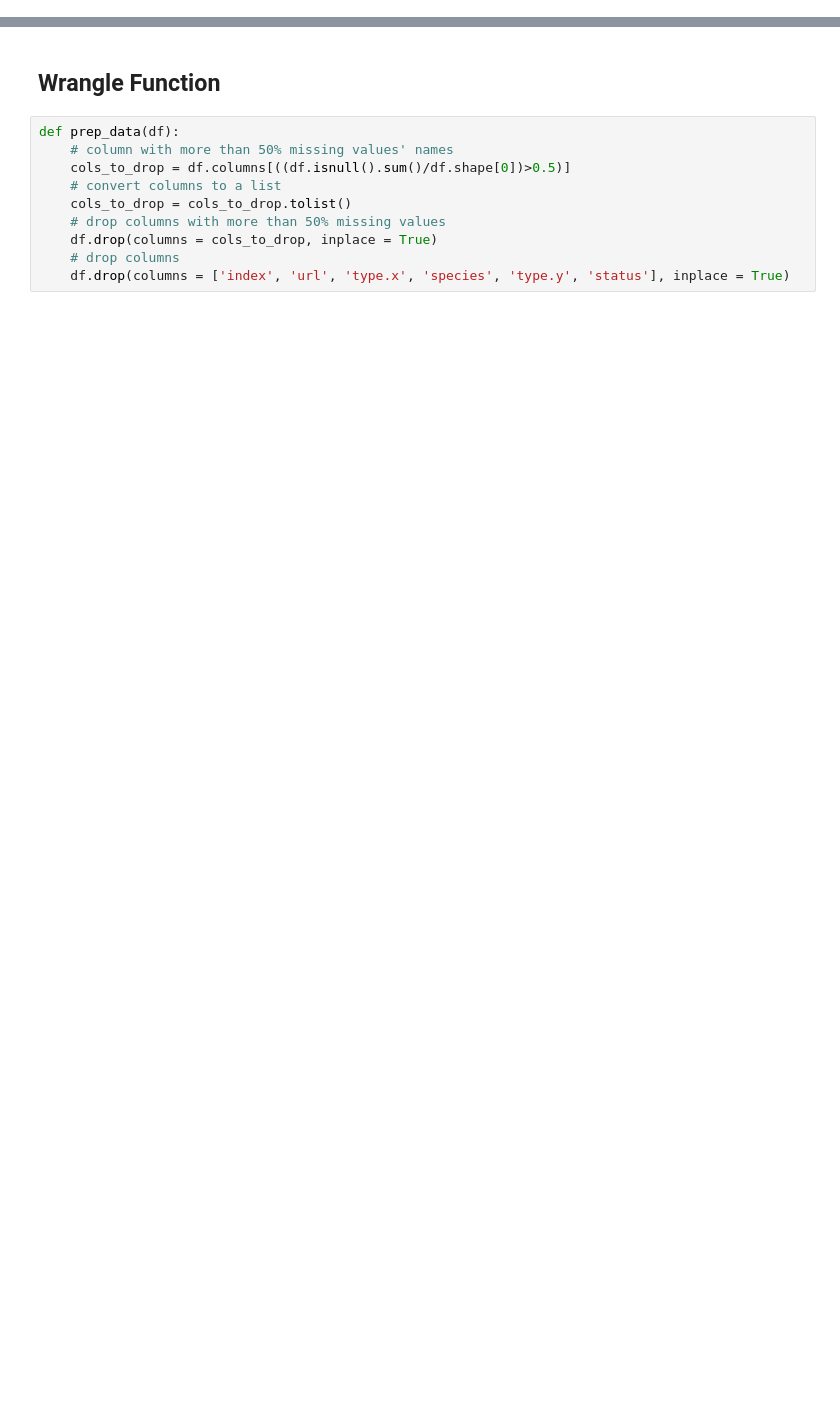
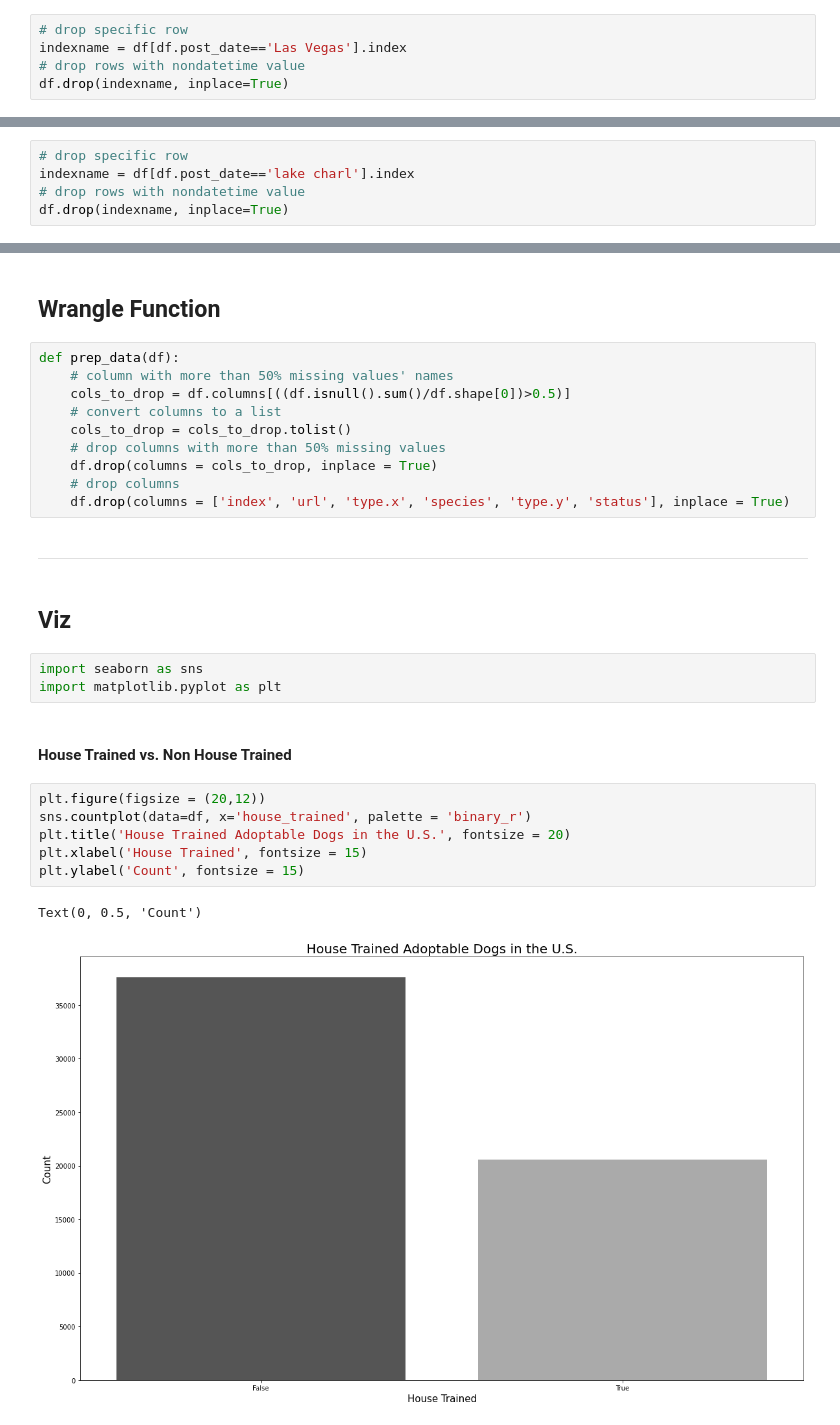
Before and after one commit to m3redithw/data-science-visualizations, a Jupyter notebook: AdoptableDogs /wrangle.ipynb, the cells around one changed output, grey strips where cells are left out. Drawn from its saved outputs; the diff is of its cells as text; blank space fills up the shorter version.

```diff
--- a/AdoptableDogs /wrangle.ipynb
+++ b/AdoptableDogs /wrangle.ipynb
@@ -257 +276,6 @@ df.drop(indexname, inplace=True)
+# %%
+# drop specific row
+indexname = df[df.post_date=='Las Vegas'].index
+# drop rows with nondatetime value
+df.drop(indexname, inplace=True)
 # %%
@@ -259,5 +283,10 @@ df.drop(indexname, inplace=True)
 indexname = df[df.post_date=='Silver Spr'].index
 # drop rows with nondatetime value
 df.drop(indexname, inplace=True)
+# %%
+# drop specific row
+indexname = df[df.post_date=='lake charl'].index
+# drop rows with nondatetime value
+df.drop(indexname, inplace=True)
 # %%
 df['post_date'] = pd.to_datetime(df['post_date'])
@@ -293,3 +320,21 @@ def prep_data(df):
     df.drop(columns = cols_to_drop, inplace = True)
     # drop columns
     df.drop(columns = ['index', 'url', 'type.x', 'species', 'type.y', 'status'], inplace = True)
+# %% [markdown]
+***
+# %% [markdown]
+## Viz
+# %%
+import seaborn as sns
+import matplotlib.pyplot as plt
+# %% [markdown]
+#### House Trained vs. Non House Trained
+# %%
+plt.figure(figsize = (20,12))
+sns.countplot(data=df, x='house_trained', palette = 'binary_r')
+plt.title('House Trained Adoptable Dogs in the U.S.', fontsize = 20)
+plt.xlabel('House Trained', fontsize = 15)
+plt.ylabel('Count', fontsize = 15)
+# %% [output]
+Text(0, 0.5, 'Count')
+[figure, added]
```
Also changed, not shown: parts of 14 cells of this notebook.
